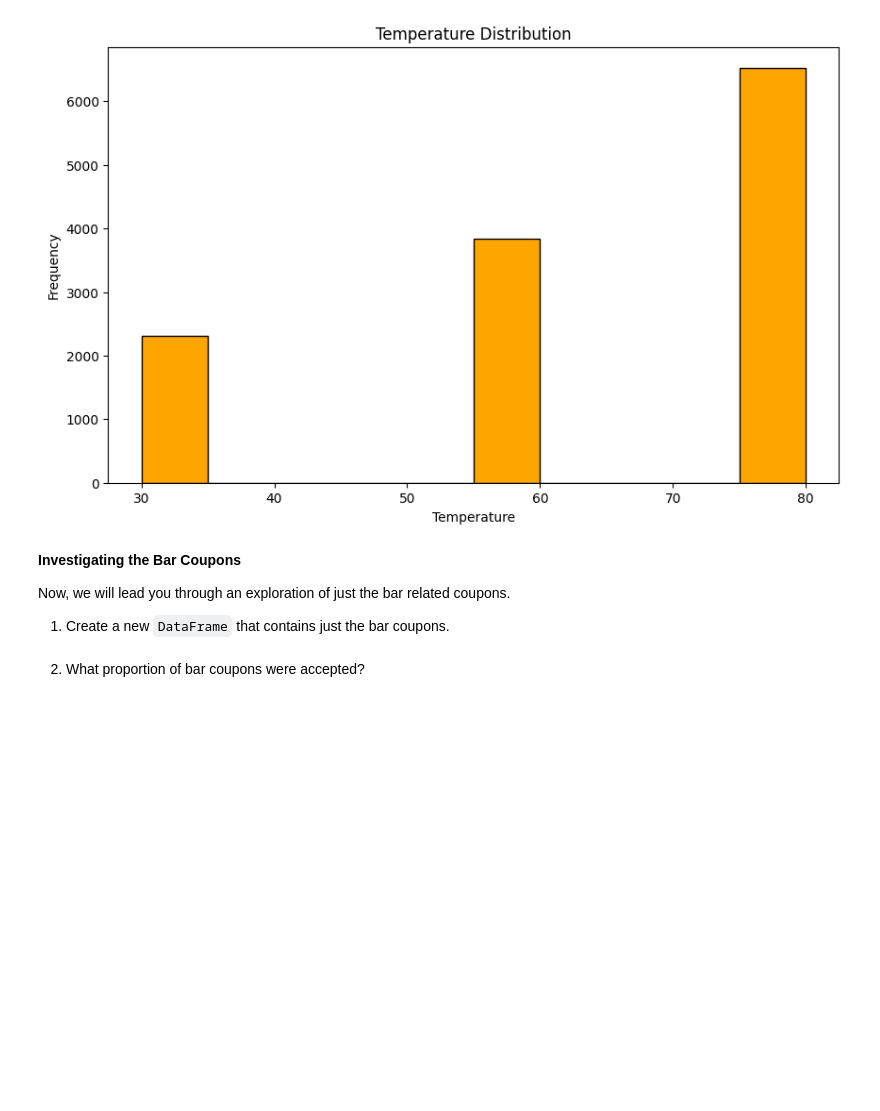
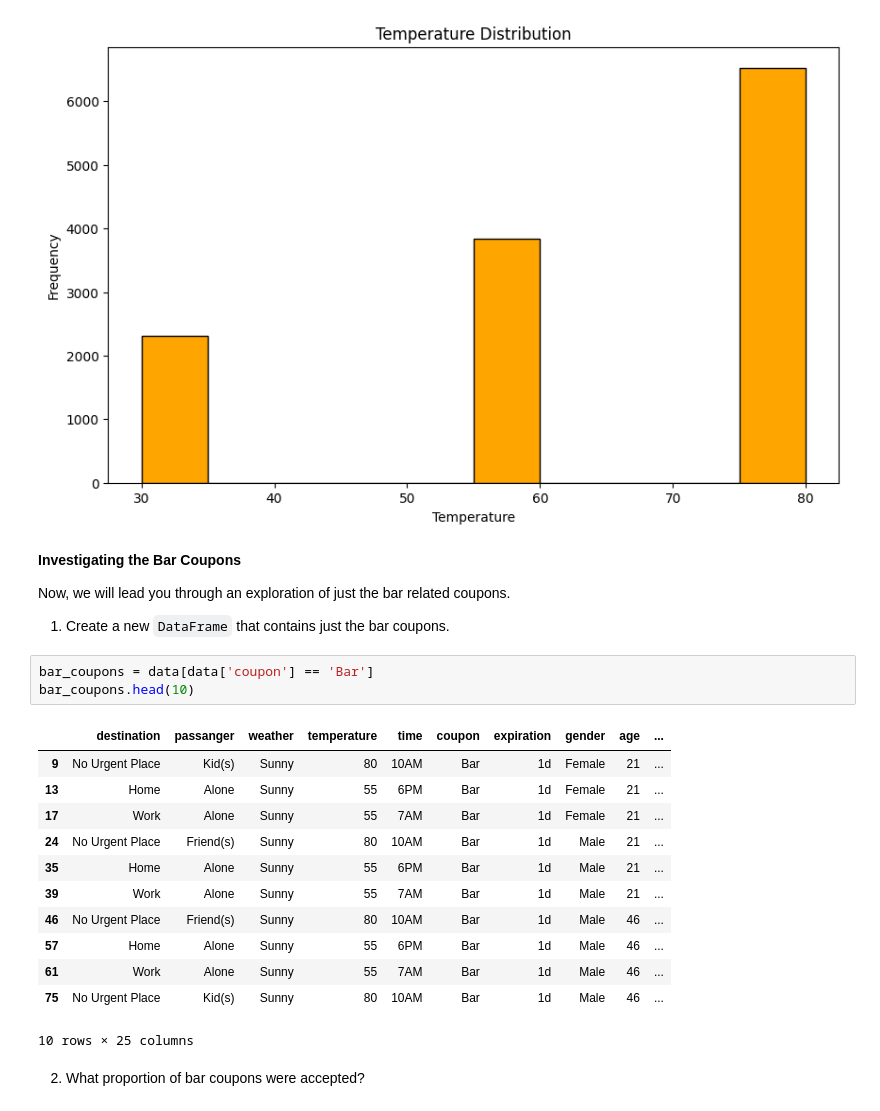
Before and after one commit to cmillsLA/ucb_module_5, a Jupyter notebook: prompt.ipynb, the cells around one changed output. Saved outputs shown, nothing was run; the diff lists cells and outputs as text; blank space fills up the shorter version.

```diff
--- a/prompt.ipynb
+++ b/prompt.ipynb
@@ -209,5 +197,21 @@ plt.show()
 Now, we will lead you through an exploration of just the bar related coupons.
 
 1. Create a new `DataFrame` that contains just the bar coupons.
+# %%
+bar_coupons = data[data['coupon'] == 'Bar']
+bar_coupons.head(10)
+# %% [output]
+|  | destination | passanger | weather | temperature | time | coupon | expiration | gender | age | ... |
+| 9 | No Urgent Place | Kid(s) | Sunny | 80 | 10AM | Bar | 1d | Female | 21 | ... |
+| 13 | Home | Alone | Sunny | 55 | 6PM | Bar | 1d | Female | 21 | ... |
+| 17 | Work | Alone | Sunny | 55 | 7AM | Bar | 1d | Female | 21 | ... |
+| 24 | No Urgent Place | Friend(s) | Sunny | 80 | 10AM | Bar | 1d | Male | 21 | ... |
+| 35 | Home | Alone | Sunny | 55 | 6PM | Bar | 1d | Male | 21 | ... |
+| 39 | Work | Alone | Sunny | 55 | 7AM | Bar | 1d | Male | 21 | ... |
+| 46 | No Urgent Place | Friend(s) | Sunny | 80 | 10AM | Bar | 1d | Male | 46 | ... |
+| 57 | Home | Alone | Sunny | 55 | 6PM | Bar | 1d | Male | 46 | ... |
+| 61 | Work | Alone | Sunny | 55 | 7AM | Bar | 1d | Male | 46 | ... |
+| 75 | No Urgent Place | Kid(s) | Sunny | 80 | 10AM | Bar | 1d | Male | 46 | ... |
+10 rows × 25 columns
 # %% [markdown]
 2. What proportion of bar coupons were accepted?
```
Also changed, not shown: parts of 8 cells of this notebook.
